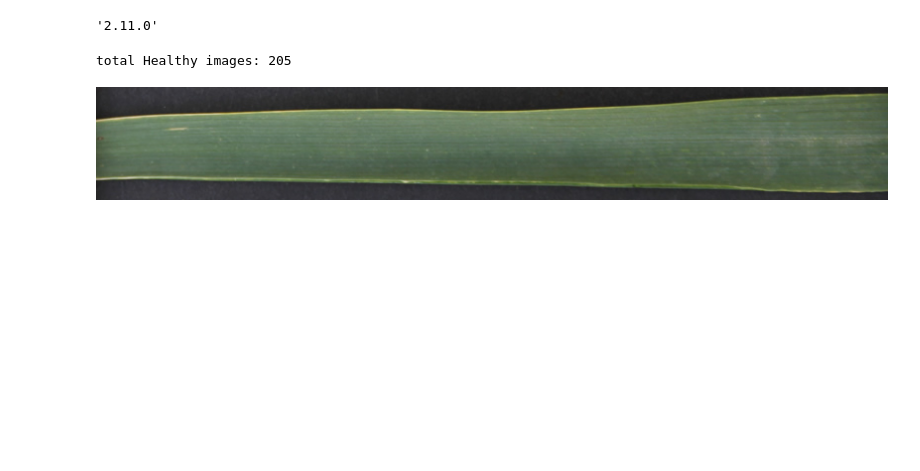
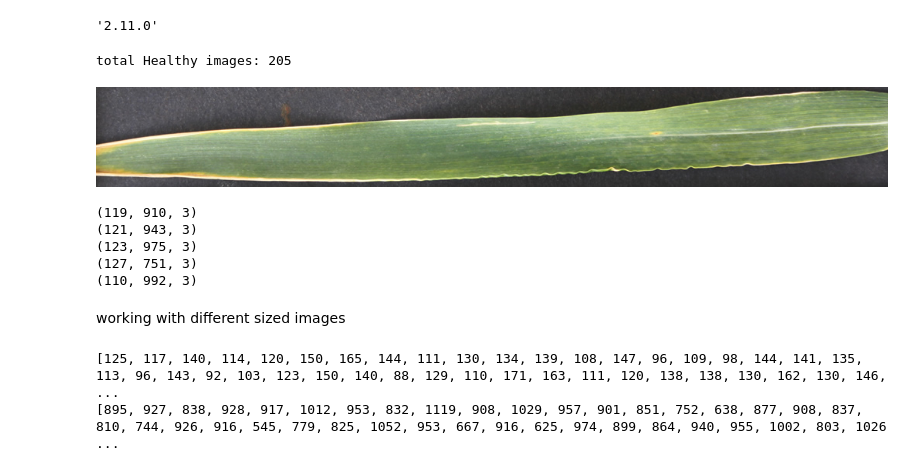
Before and after one commit to MehmetAltinkurt/Computer_Vision_Projects, a Jupyter notebook: yellow-rust-classifier.ipynb, the cells around one changed output. Cells and saved outputs as stored; diff of their text form; code cells hidden in the pictures; blank space fills up the shorter version.

Commit message:
Kaggle Notebook | Yellow_Rust_Classifier | Version 2

```diff
--- a/yellow-rust-classifier.ipynb
+++ b/yellow-rust-classifier.ipynb
@@ -46,6 +64,6 @@ print('total Healthy images:', len(os.listdir("/kaggle/input/yellowrust19-yellow
 # %% [output]
 total Healthy images: 205
 # %%
-PIL.Image.open("/kaggle/input/yellowrust19-yellow-rust-disease-in-wheat/RAW/RAW/0/108.jpg")
+PIL.Image.open("/kaggle/input/yellowrust19-yellow-rust-disease-in-wheat/RAW/RAW/0/119.jpg")
 # %% [output]
-[figure, old version]
+[figure, new version]
@@ -51,0 +72,29 @@ PIL.Image.open("/kaggle/input/yellowrust19-yellow-rust-disease-in-wheat/RAW/RAW/
+# %%
+#to see if the images are same sized
+print(imread(original_dataset_dir+"/0/"+os.listdir(original_dataset_dir+"/0")[0]).shape)
+print(imread(original_dataset_dir+"/MR/"+os.listdir(original_dataset_dir+"/MR")[3]).shape)
+print(imread(original_dataset_dir+"/MRMS/"+os.listdir(original_dataset_dir+"/MRMS")[55]).shape)
+print(imread(original_dataset_dir+"/MS/"+os.listdir(original_dataset_dir+"/MS")[125]).shape)
+print(imread(original_dataset_dir+"/S/"+os.listdir(original_dataset_dir+"/S")[52]).shape)
+# %% [output]
+(119, 910, 3)
+(121, 943, 3)
+(123, 975, 3)
+(127, 751, 3)
+(110, 992, 3)
+# %% [markdown]
+working with different sized images
+# %%
+heights=[]
+widths=[]
+for dirname, _, filenames in os.walk('/kaggle/input/yellowrust19-yellow-rust-disease-in-wheat/RAW/RAW'):
+    for filename in filenames:
+        im=os.path.join(dirname, filename)
+        if filename.endswith(".jpg") or filename.endswith(".png") or filename.endswith(".jpeg"):
+            heights.append(imread(im).shape[0])
+            widths.append(imread(im).shape[1])
+print(heights)
+print(widths)
+# %% [output]
+[125, 117, 140, 114, 120, 150, 165, 144, 111, 130, 134, 139, 108, 147, 96, 109, 98, 144, 141, 135, 113, 96, 143, 92, 103, 123, 150, 140, 88, 129, 110, 171, 163, 111, 120, 138, 138, 130, 162, 130, 146, ...
+[895, 927, 838, 928, 917, 1012, 953, 832, 1119, 908, 1029, 957, 901, 851, 752, 638, 877, 908, 837, 810, 744, 926, 916, 545, 779, 825, 1052, 953, 667, 916, 625, 974, 899, 864, 940, 955, 1002, 803, 1026 ...
```
Also changed, not shown: parts of 7 cells of this notebook.
